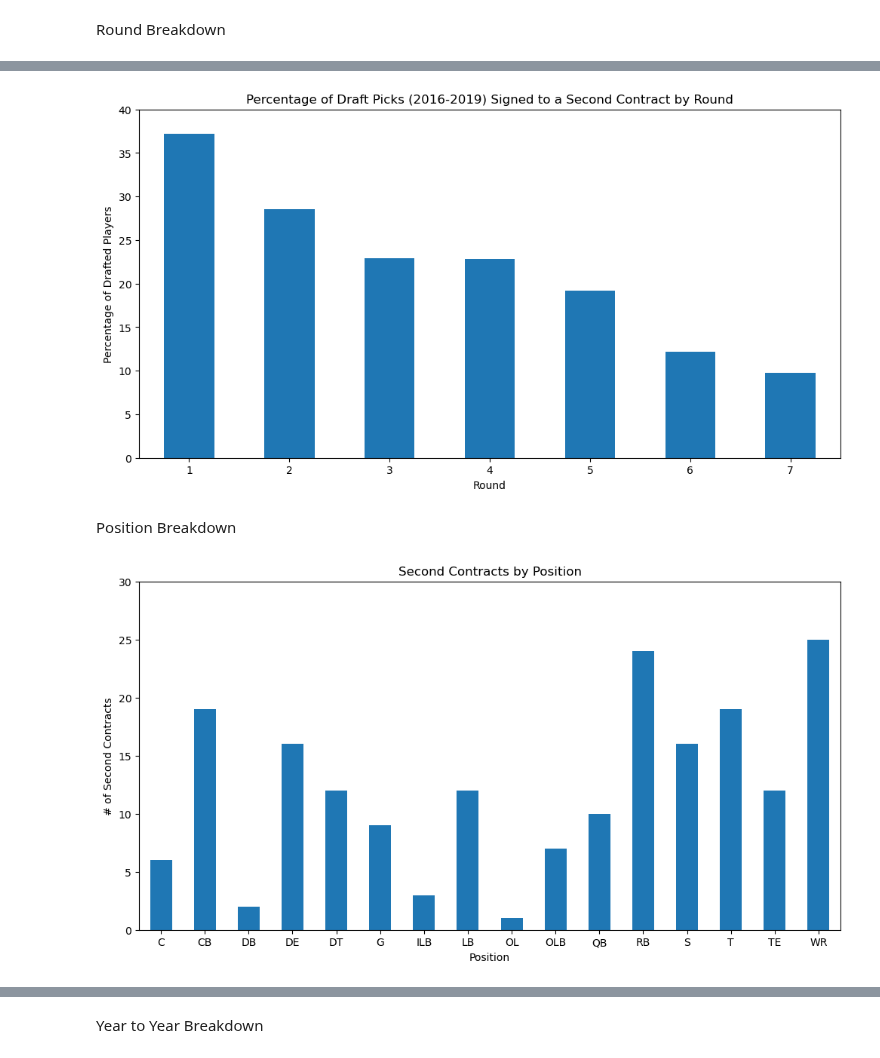
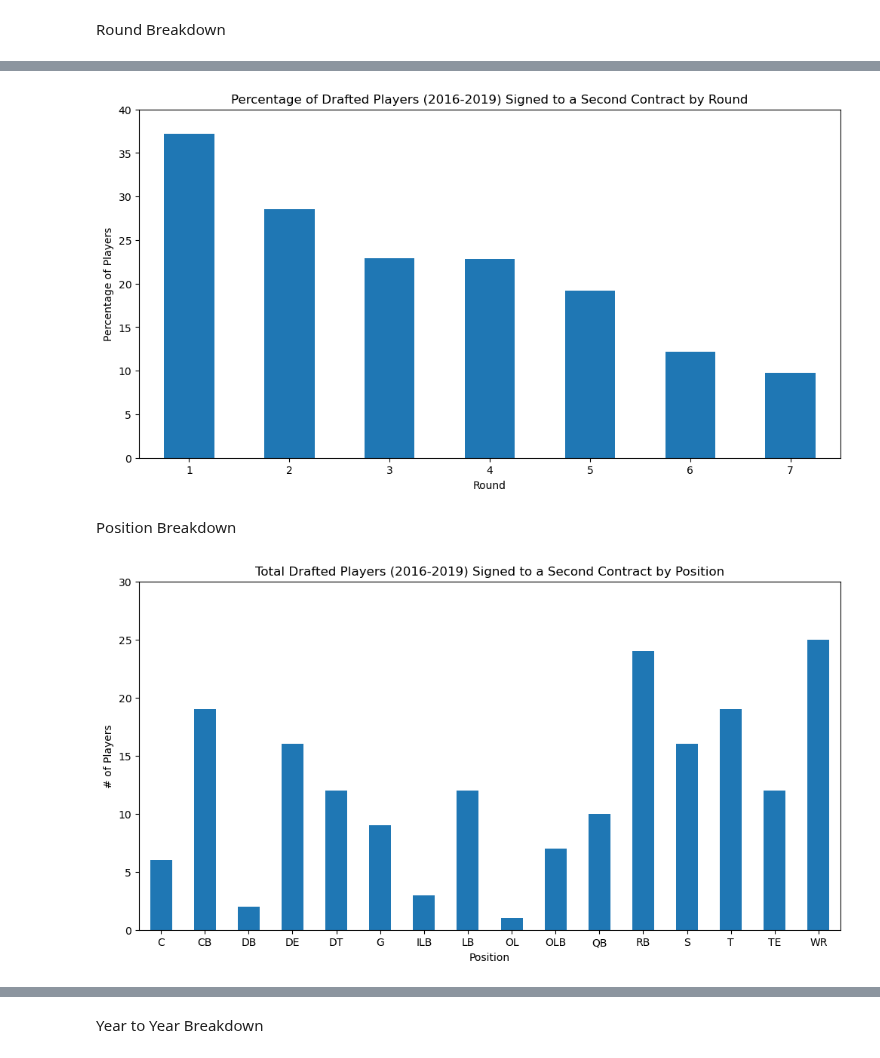
Before and after one commit to maslla100/NFL-Draft-Trends-, a Jupyter notebook: NFL_project_cleaned.ipynb, the cells around one changed output, grey strips where cells are left out. Drawn from its saved outputs; the diff is of its cells as text; code cells hidden in the pictures.

```diff
--- a/NFL_project_cleaned.ipynb
+++ b/NFL_project_cleaned.ipynb
@@ -358,9 +358,9 @@ percent_second_contracts_by_round = (contracts_by_round / total_by_round) * 100
 # Create the bar plot
 plt.figure(figsize=(12, 6))
 percent_second_contracts_by_round.plot(kind='bar')
-plt.title('Percentage of Draft Picks (2016-2019) Signed to a Second Contract by Round')
+plt.title('Percentage of Drafted Players (2016-2019) Signed to a Second Contract by Round')
 plt.xlabel('Round')
-plt.ylabel('Percentage of Drafted Players')
+plt.ylabel('Percentage of Players')
 plt.ylim(0, 40)
 plt.xticks(rotation=0)
 
@@ -370,33 +370,32 @@ plt.savefig("output_data/Fig6.png")
 #Show plot
 plt.show()
 # %% [output]
-[figure, old version]
+[figure, new version]
 # %% [markdown]
 Position Breakdown
 # %%
 # Calculate # of players drafted (2016-2019) at each position that signed to a second contract with drafting team
 # Group by position and count # of rows for each group where "second_contract"=True
 contracts_by_position = merged_nfl_df_unique[merged_nfl_df_unique['second_contract']].groupby('pos').size()
 
 # Create the bar plot
-# Need to adjust the .5s
 plt.figure(figsize=(12, 6))
 contracts_by_position.plot(kind='bar')
-plt.title('Second Contracts by Position')
-plt.ylabel('# of Second Contracts')
+plt.title('Total Drafted Players (2016-2019) Signed to a Second Contract by Position')
+plt.ylabel('# of Players')
 plt.xlabel('Position')
 plt.ylim(0, 30)
 y_min, y_max = plt.ylim()
 plt.yticks(np.arange(int(y_min), int(y_max) + 1, 5))
 plt.xticks(rotation=0)
 
 #Save Plot
 plt.savefig("output_data/Fig7.png")
 
 #Show Plot
 plt.show()
 # %% [output]
-[figure, old version]
+[figure, new version]
 # %%
 # Calculate the percentage of draft picks signed to a second contract by position
 #Group by position and calculate total # of players drafted at each position
```
Also changed, not shown: parts of 13 cells of this notebook, 14 other files.
